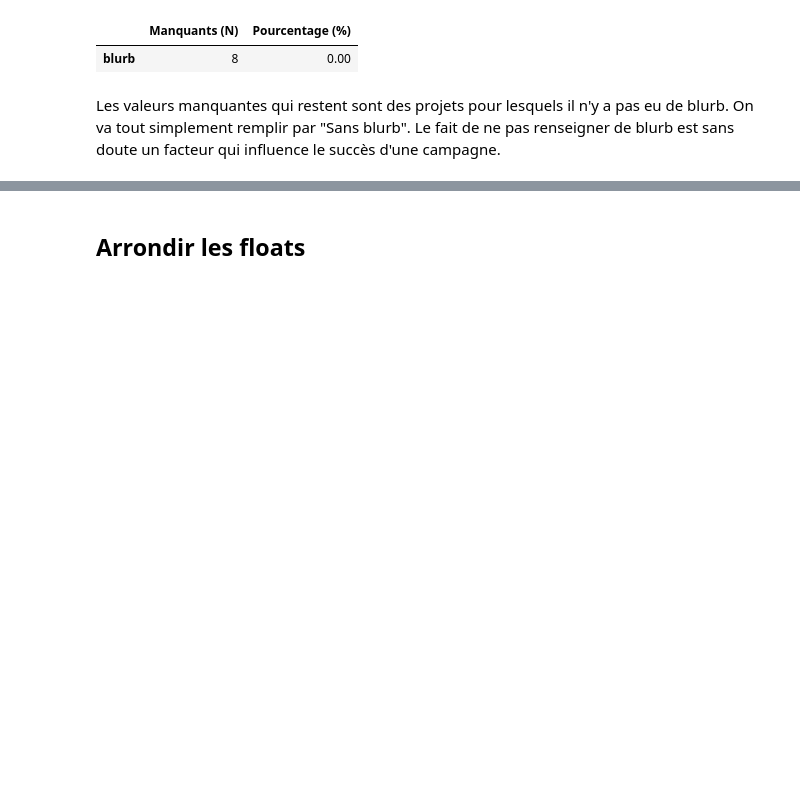
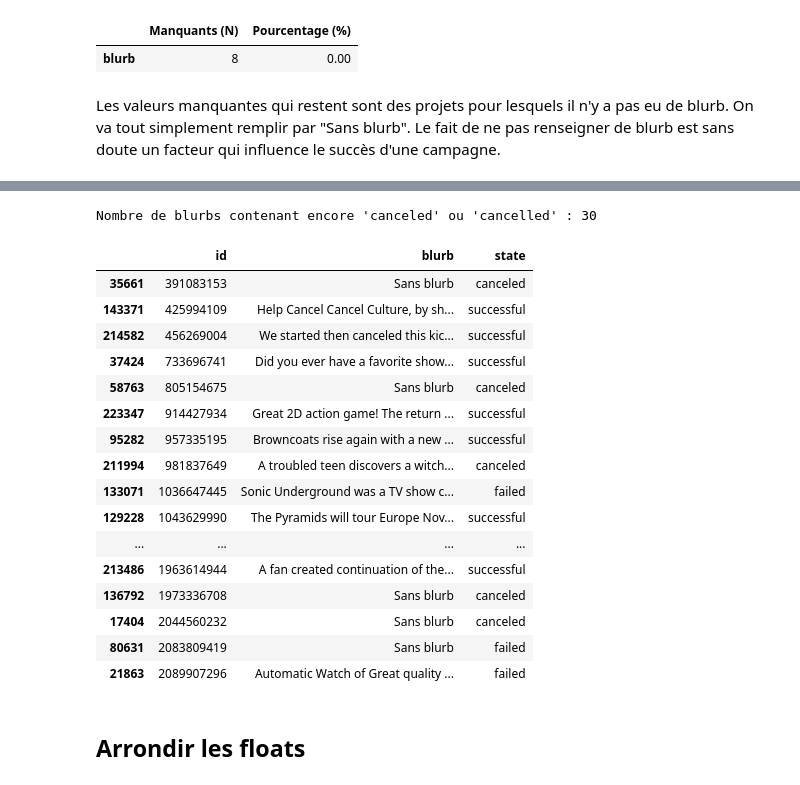
Before and after one commit to lbrdmariama/memoire-2026, a Jupyter notebook: code/data-cleaning.ipynb, the cells around one changed output, grey strips where cells are left out. Cells and saved outputs as stored; diff of their text form; code cells hidden in the pictures; blank space fills up the shorter version.

```diff
--- a/code/data-cleaning.ipynb
+++ b/code/data-cleaning.ipynb
@@ -873,3 +929,61 @@ Il n'y a plus de valeur manquante.
+# %%
+def clean_project_blurb(blurb):
+    if not isinstance(blurb, str) or not blurb.strip():
+        return "Sans blurb"
+
+    txt = blurb.strip()
+
+    # 1. Expressions d'annulation génériques (y compris "Campaign was canceled...", "Kickstarter was canceled...")
+    generic_patterns = [
+        r'^\*?cance[ll]+ed\.?$',
+        r'^\*?(this\s+)?(project|campaign|kickstarter|page)\s+(was\s+)?cance[ll]+ed.*$',
+        r'^cance[ll]+ed\s+(project|campaign|page|funding).*$',
+        r'^cance[ll]+ed\s+(until|due\s+to|for|by).*$',
+        r'^kickstarter\s+campaign\s+cance[ll]+ed.*$'
+    ]
+
+    for pattern in generic_patterns:
+        if re.match(pattern, txt, re.IGNORECASE):
+            return "Sans blurb"
+
+    # 2. Nettoyage des petits suffixes en fin de texte (ex: "... - Project Cancelled")
+    cleaned = re.sub(r'[\s\-_–\(\[]*(project\s+|campaign\s+)?cance[ll]+ed[\s\)\.\!\]]*$', '', txt, flags=re.IGNORECASE).strip()
+
+    # 3. Vérification finale sur le contenu
+    invalid_blurbs = ['', 'n/a', 'none', 'nan', '.', '...', 'cancelled', 'canceled']
+    if not cleaned or cleaned.lower() in invalid_blurbs:
+        return "Sans blurb"
+
+    return cleaned
+
+# Application
+raw_202606_unique['blurb'] = raw_202606_unique['blurb'].apply(clean_project_blurb)
+
+# Compter combien il en reste
+nb_restants = masque_canceled_blurb.sum()
+print(f"Nombre de blurbs contenant encore 'canceled' ou 'cancelled' : {nb_restants}")
+
+# Afficher les blurbs restants avec leur statut
+raw_202606_unique[masque_canceled_blurb][['id', 'blurb', 'state']]
+# %% [output]
+Nombre de blurbs contenant encore 'canceled' ou 'cancelled' : 30
+|  | id | blurb | state |
+| 35661 | 391083153 | Sans blurb | canceled |
+| 143371 | 425994109 | Help Cancel Cancel Culture, by sh... | successful |
+| 214582 | 456269004 | We started then canceled this kic... | successful |
+| 37424 | 733696741 | Did you ever have a favorite show... | successful |
+| 58763 | 805154675 | Sans blurb | canceled |
+| 223347 | 914427934 | Great 2D action game! The return ... | successful |
+| 95282 | 957335195 | Browncoats rise again with a new ... | successful |
+| 211994 | 981837649 | A troubled teen discovers a witch... | canceled |
+| 133071 | 1036647445 | Sonic Underground was a TV show c... | failed |
+| 129228 | 1043629990 | The Pyramids will tour Europe Nov... | successful |
+| ... | ... | ... | ... |
+| 213486 | 1963614944 | A fan created continuation of the... | successful |
+| 136792 | 1973336708 | Sans blurb | canceled |
+| 17404 | 2044560232 | Sans blurb | canceled |
+| 80631 | 2083809419 | Sans blurb | failed |
+| 21863 | 2089907296 | Automatic Watch of Great quality ... | failed |
 # %% [markdown]
 ## Arrondir les floats
 # %%
```
Also changed, not shown: parts of 17 cells of this notebook.
